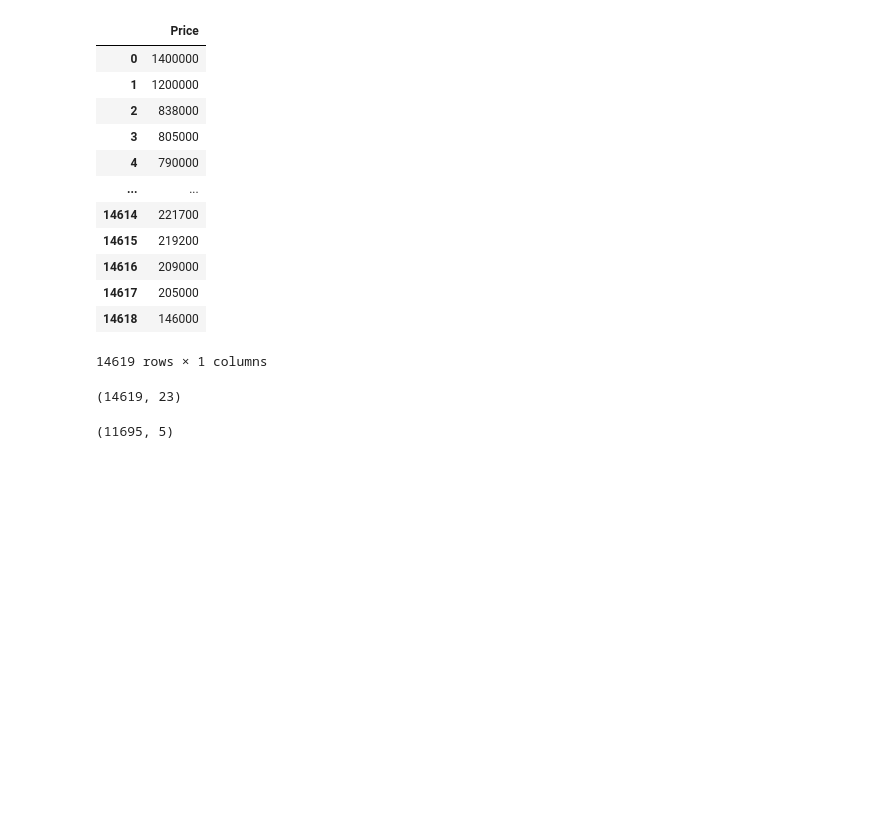
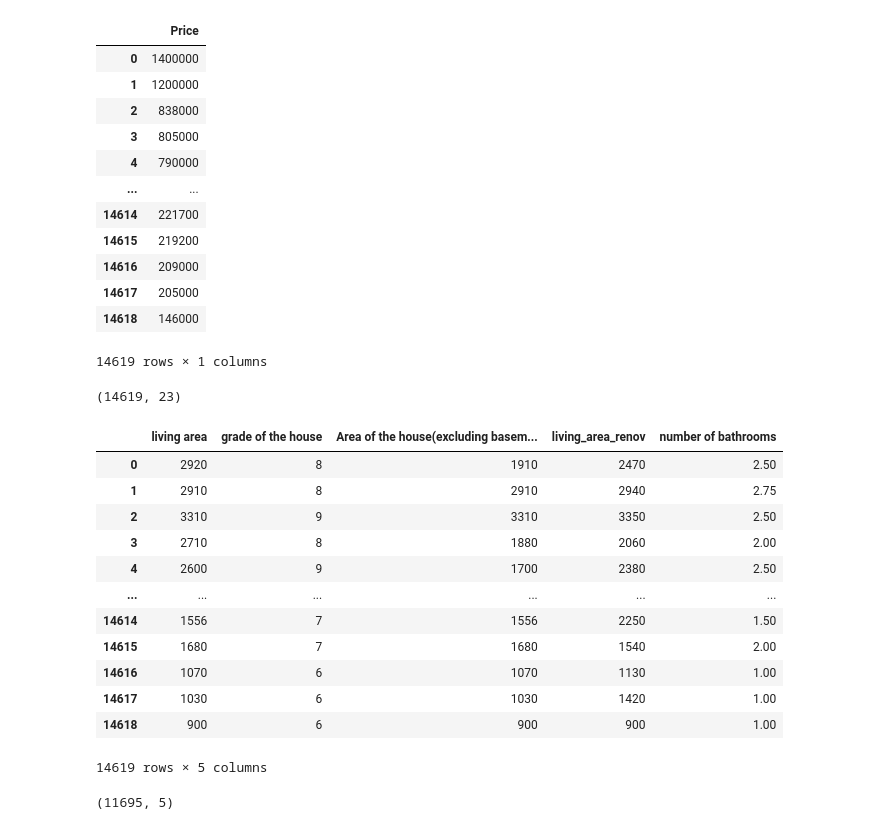
Before and after one commit to ruhamiy/House_price_predictor, a Jupyter notebook: Notebook.ipynb, the cells around one changed output. Saved outputs shown, nothing was run; the diff lists cells and outputs as text; code cells hidden in the pictures; blank space fills up the shorter version.

```diff
--- a/Notebook.ipynb
+++ b/Notebook.ipynb
@@ -157,6 +130,22 @@ data.shape
 # %%
 from sklearn.model_selection import train_test_split
 x_train, x_test, y_train, y_test = train_test_split(x, y, test_size=0.2,)
+# %%
+x
+# %% [output]
+|  | living area | grade of the house | Area of the house(excluding basem... | living_area_renov | number of bathrooms |
+| 0 | 2920 | 8 | 1910 | 2470 | 2.50 |
+| 1 | 2910 | 8 | 2910 | 2940 | 2.75 |
+| 2 | 3310 | 9 | 3310 | 3350 | 2.50 |
+| 3 | 2710 | 8 | 1880 | 2060 | 2.00 |
+| 4 | 2600 | 9 | 1700 | 2380 | 2.50 |
+| ... | ... | ... | ... | ... | ... |
+| 14614 | 1556 | 7 | 1556 | 2250 | 1.50 |
+| 14615 | 1680 | 7 | 1680 | 1540 | 2.00 |
+| 14616 | 1070 | 6 | 1070 | 1130 | 1.00 |
+| 14617 | 1030 | 6 | 1030 | 1420 | 1.00 |
+| 14618 | 900 | 6 | 900 | 900 | 1.00 |
+14619 rows × 5 columns
 # %%
 x_train.shape
 # %% [output]
```
Also changed, not shown: parts of 16 cells of this notebook, 2 other files.
